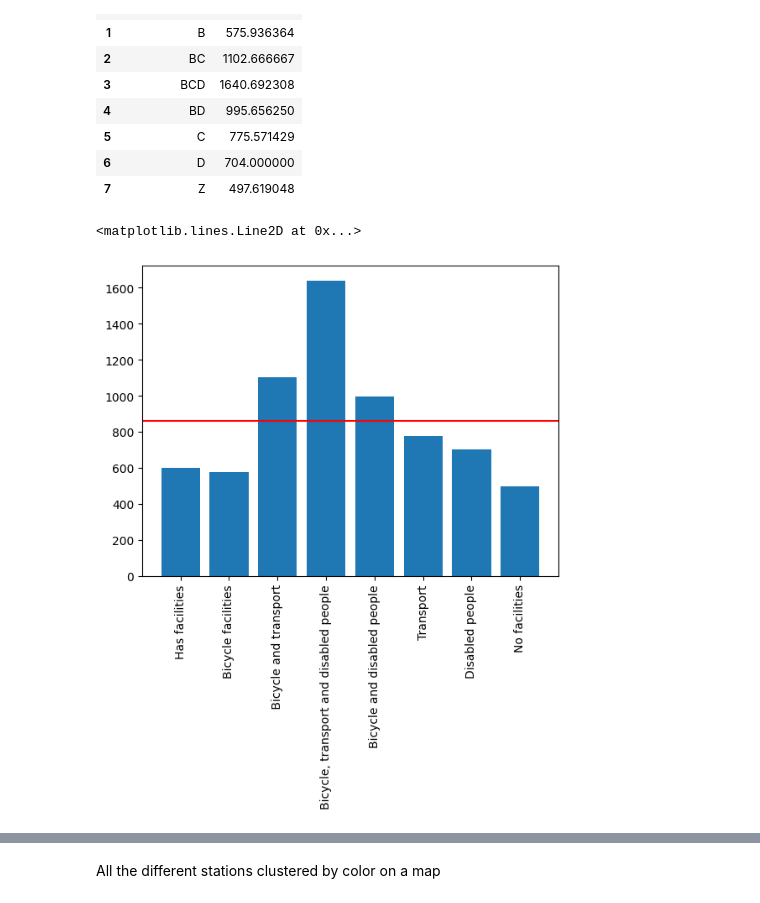
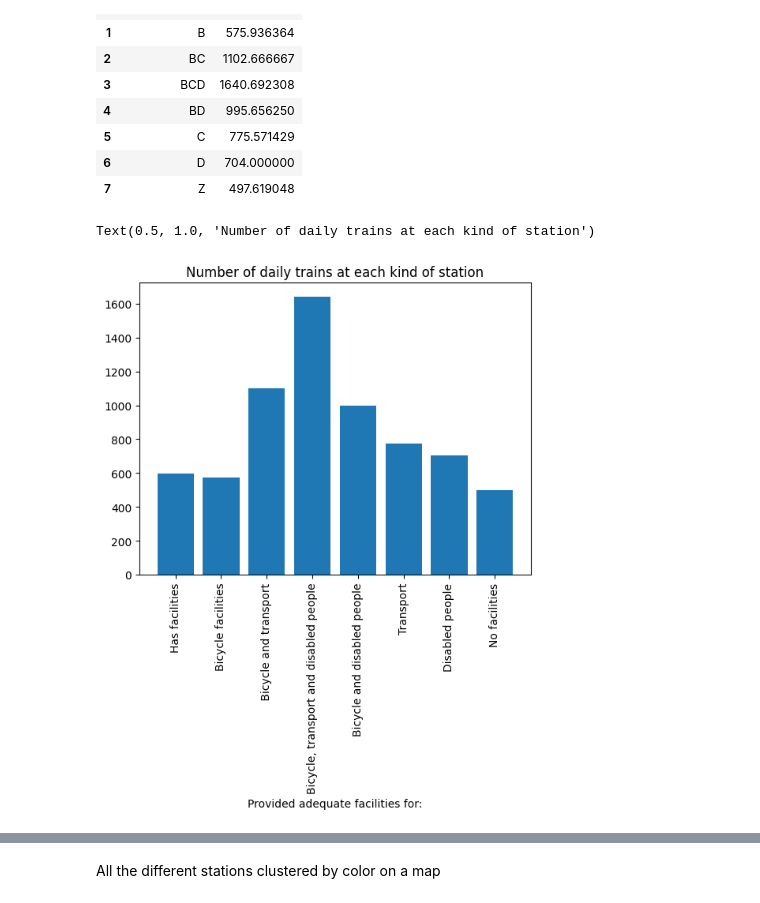
Before and after one commit to Seoyangsam/ACRM, a Jupyter notebook: src/Q13.ipynb, the cells around one changed output, grey strips where cells are left out. Saved outputs shown, nothing was run; the diff lists cells and outputs as text; code cells hidden in the pictures.

```diff
--- a/src/Q13.ipynb
+++ b/src/Q13.ipynb
@@ -369,8 +369,10 @@ df
 # %%
 plt.bar(df["Total facilities"], df["count"])
 plt.xticks(["A", "B", "BC", "BCD", "BD", "C", "D", "Z"], ["Has facilities", "Bicycle facilities", " Bicycle and transport", "Bicycle, transport and disabled people", "Bicycle and disabled people", "Transport", "Disabled people", "No facilities"])
 plt.xticks(rotation = 90)
-plt.axhline(df["count"].mean(), color = "red")
+# plt.axhline(df["count"].mean(), color = "red")
+plt.xlabel("Provided adequate facilities for:")
+plt.title("Number of daily trains at each kind of station")
 # %% [output]
-<matplotlib.lines.Line2D at 0x...>
+Text(0.5, 1.0, 'Number of daily trains at each kind of station')
-[figure, old version]
+[figure, new version]
```
Also changed, not shown: parts of 10 cells of this notebook, 2 other files.
